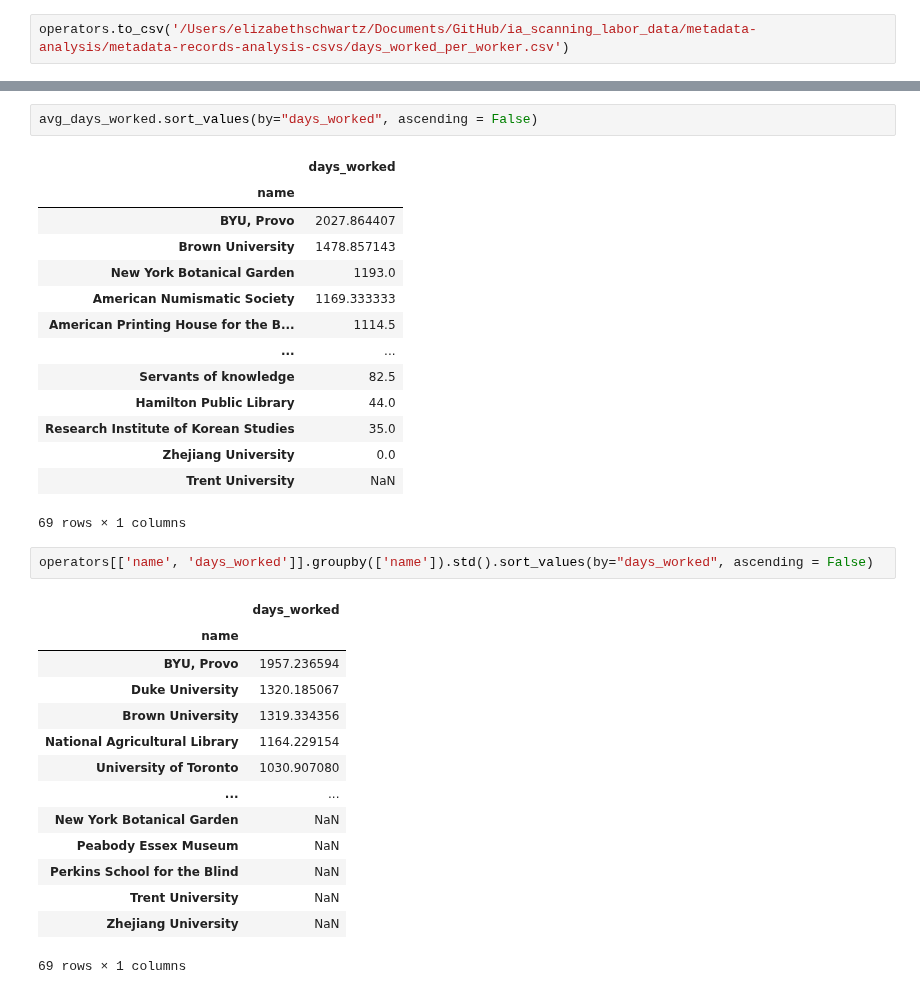
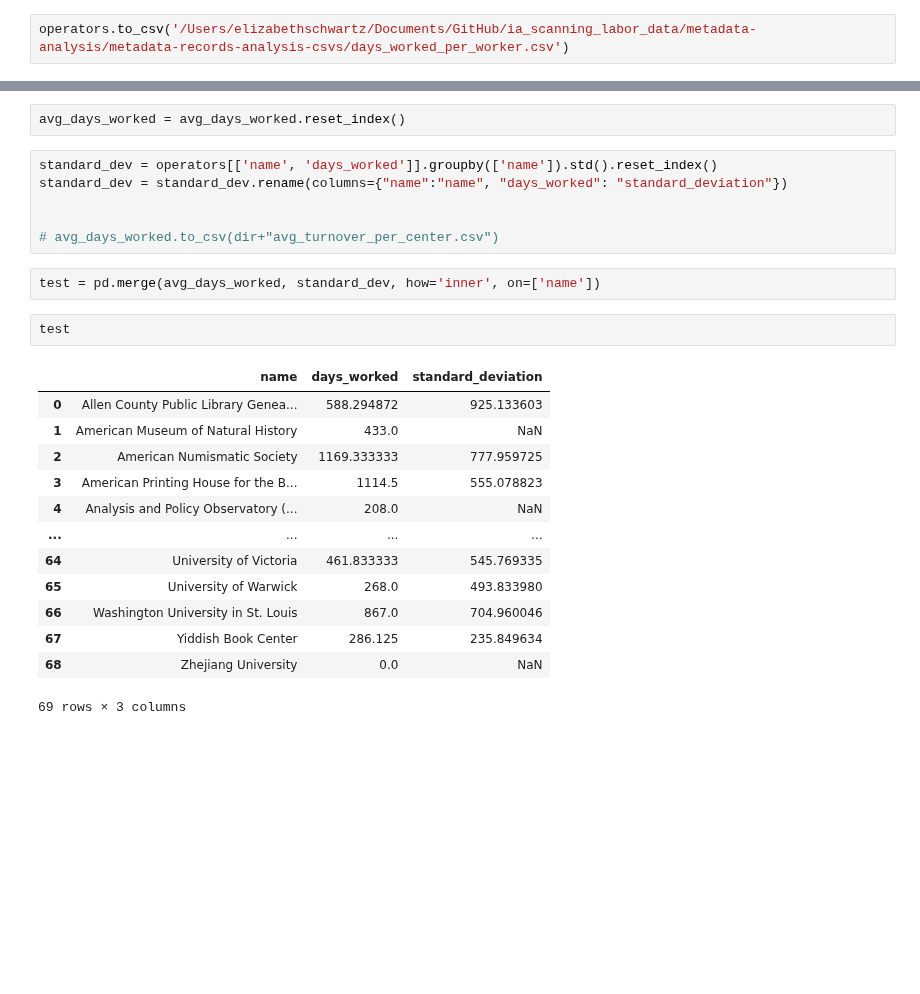
Before and after one commit to ers6/ia_scanning_labor_data, a Jupyter notebook: metadata-analysis/stats_for_debates_in_dh.ipynb, the cells around one changed output, grey strips where cells are left out. Drawn from its saved outputs; the diff is of its cells as text; blank space fills up the shorter version.

Commit message:
adding info about turnover

```diff
--- a/metadata-analysis/stats_for_debates_in_dh.ipynb
+++ b/metadata-analysis/stats_for_debates_in_dh.ipynb
@@ -590,34 +609,26 @@ avg_days_worked.to_csv(dir+"avg_turnover_per_center.csv")
 # %%
-avg_days_worked.sort_values(by="days_worked", ascending = False)
+avg_days_worked = avg_days_worked.reset_index()
-# %% [output]
-|  | days_worked |
-| name |  |
-| BYU, Provo | 2027.864407 |
-| Brown University | 1478.857143 |
-| New York Botanical Garden | 1193.0 |
-| American Numismatic Society | 1169.333333 |
-| American Printing House for the B... | 1114.5 |
-| ... | ... |
-| Servants of knowledge | 82.5 |
-| Hamilton Public Library | 44.0 |
-| Research Institute of Korean Studies | 35.0 |
-| Zhejiang University | 0.0 |
-| Trent University | NaN |
-69 rows × 1 columns
 # %%
-operators[['name', 'days_worked']].groupby(['name']).std().sort_values(by="days_worked", ascending = False)
+standard_dev = operators[['name', 'days_worked']].groupby(['name']).std().reset_index()
+standard_dev = standard_dev.rename(columns={"name":"name", "days_worked": "standard_deviation"})
+
+
+# avg_days_worked.to_csv(dir+"avg_turnover_per_center.csv")
-# %% [output]
-|  | days_worked |
-| name |  |
-| BYU, Provo | 1957.236594 |
-| Duke University | 1320.185067 |
-| Brown University | 1319.334356 |
-| National Agricultural Library | 1164.229154 |
-| University of Toronto | 1030.907080 |
-| ... | ... |
-| New York Botanical Garden | NaN |
-| Peabody Essex Museum | NaN |
-| Perkins School for the Blind | NaN |
-| Trent University | NaN |
-| Zhejiang University | NaN |
-69 rows × 1 columns
+# %%
+test = pd.merge(avg_days_worked, standard_dev, how='inner', on=['name'])
+# %%
+test
+# %% [output]
+|  | name | days_worked | standard_deviation |
+| 0 | Allen County Public Library Genea... | 588.294872 | 925.133603 |
+| 1 | American Museum of Natural History | 433.0 | NaN |
+| 2 | American Numismatic Society | 1169.333333 | 777.959725 |
+| 3 | American Printing House for the B... | 1114.5 | 555.078823 |
+| 4 | Analysis and Policy Observatory (... | 208.0 | NaN |
+| ... | ... | ... | ... |
+| 64 | University of Victoria | 461.833333 | 545.769335 |
+| 65 | University of Warwick | 268.0 | 493.833980 |
+| 66 | Washington University in St. Louis | 867.0 | 704.960046 |
+| 67 | Yiddish Book Center | 286.125 | 235.849634 |
+| 68 | Zhejiang University | 0.0 | NaN |
+69 rows × 3 columns
```
Also changed, not shown: parts of 5 cells of this notebook, 1 other file.
